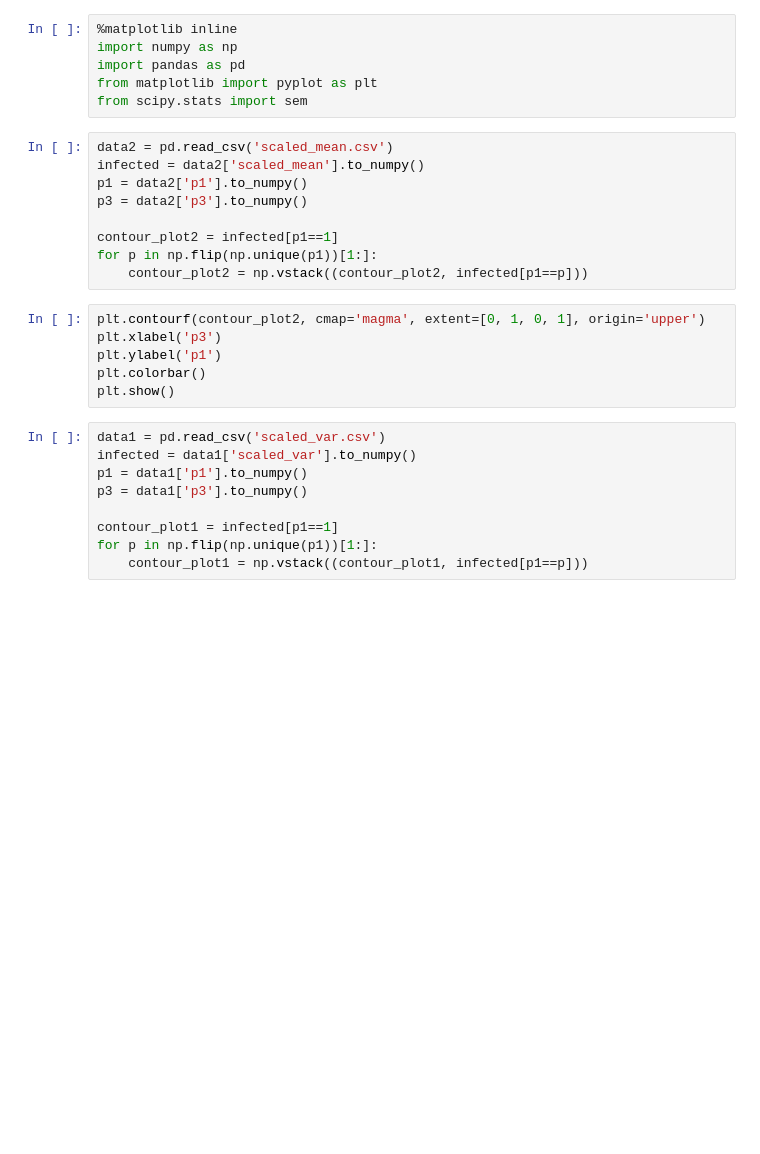
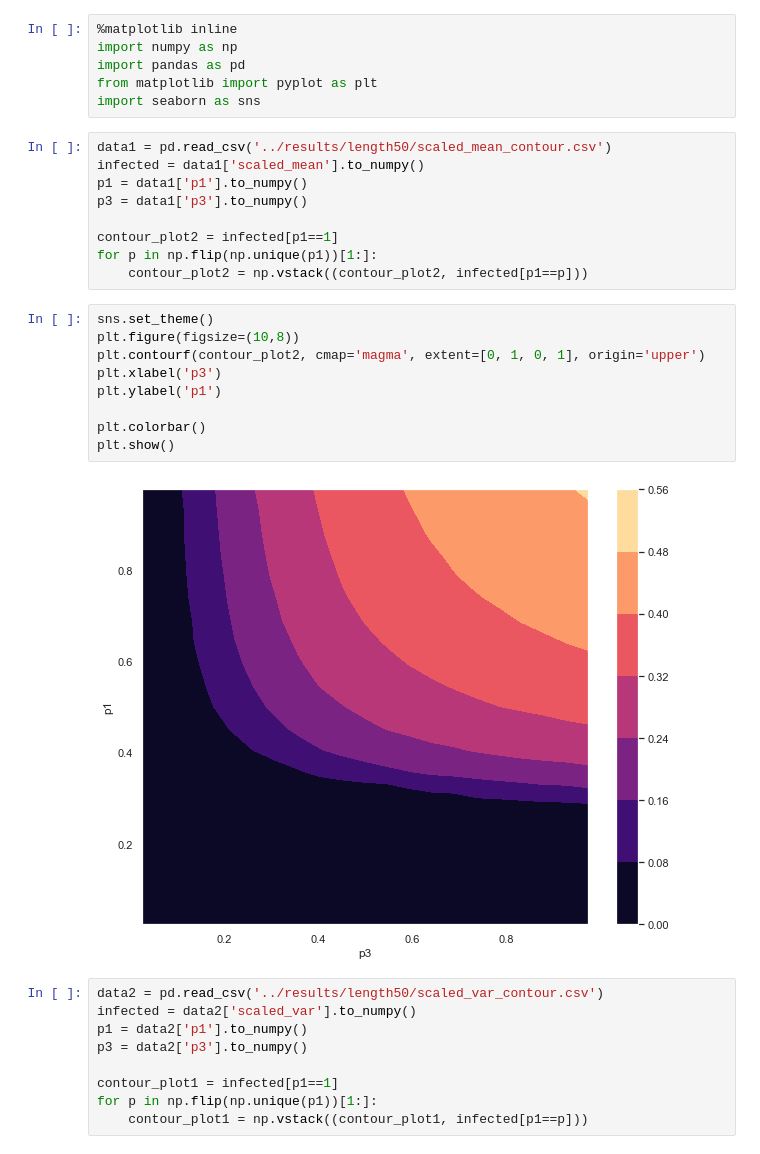
Before and after one commit to Paramiru/SIRS-Model, a Jupyter notebook: src/test.ipynb, the cells around one changed output. Cells and saved outputs as stored; diff of their text form; blank space fills up the shorter version.

```diff
--- a/src/test.ipynb
+++ b/src/test.ipynb
@@ -3,27 +3,32 @@
 import numpy as np
 import pandas as pd
 from matplotlib import pyplot as plt
-from scipy.stats import sem
+import seaborn as sns
 # %%
-data2 = pd.read_csv('scaled_mean.csv')
-infected = data2['scaled_mean'].to_numpy()
-p1 = data2['p1'].to_numpy()
-p3 = data2['p3'].to_numpy()
+data1 = pd.read_csv('../results/length50/scaled_mean_contour.csv')
+infected = data1['scaled_mean'].to_numpy()
+p1 = data1['p1'].to_numpy()
+p3 = data1['p3'].to_numpy()
 
 contour_plot2 = infected[p1==1]
 for p in np.flip(np.unique(p1))[1:]:
     contour_plot2 = np.vstack((contour_plot2, infected[p1==p]))
 # %%
+sns.set_theme()
+plt.figure(figsize=(10,8))
 plt.contourf(contour_plot2, cmap='magma', extent=[0, 1, 0, 1], origin='upper')
 plt.xlabel('p3')
 plt.ylabel('p1')
+
 plt.colorbar()
 plt.show()
+# %% [output]
+[figure, added]
 # %%
-data1 = pd.read_csv('scaled_var.csv')
-infected = data1['scaled_var'].to_numpy()
-p1 = data1['p1'].to_numpy()
-p3 = data1['p3'].to_numpy()
+data2 = pd.read_csv('../results/length50/scaled_var_contour.csv')
+infected = data2['scaled_var'].to_numpy()
+p1 = data2['p1'].to_numpy()
+p3 = data2['p3'].to_numpy()
 
 contour_plot1 = infected[p1==1]
 for p in np.flip(np.unique(p1))[1:]:
```
Also changed, not shown: parts of 5 cells of this notebook, 4 other files.
